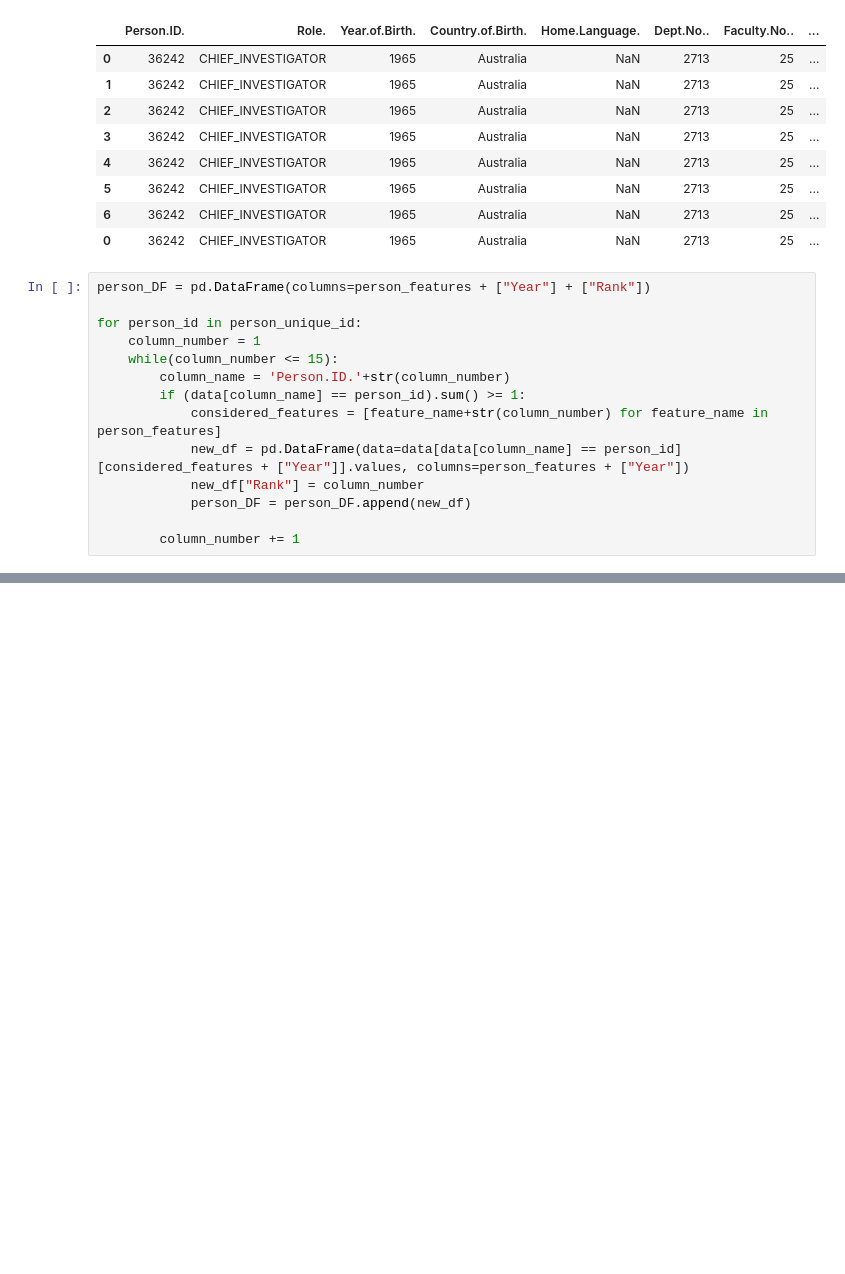
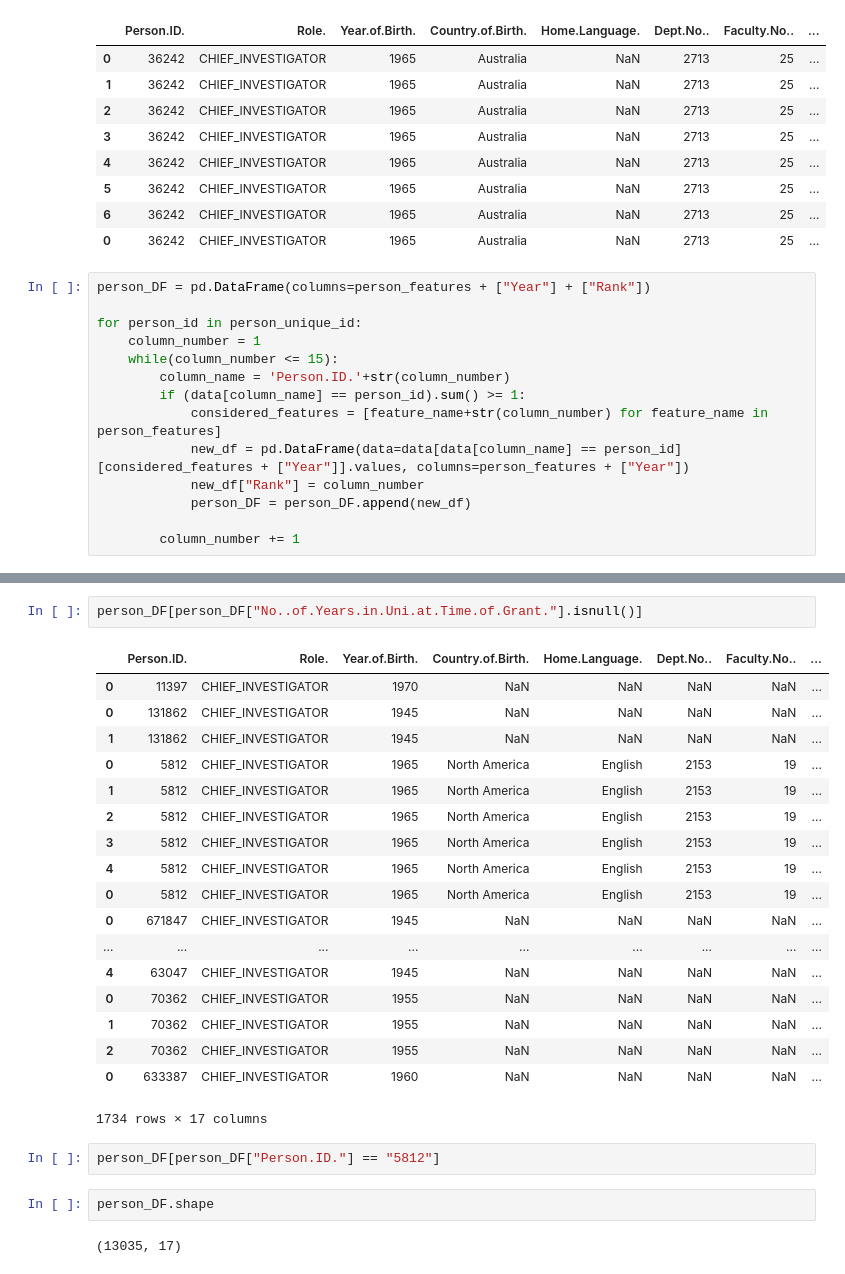
Before and after one commit to maximerihouey/grant_application, a Jupyter notebook: descriptive_analytics_maxime.ipynb, the cells around one changed output, grey strips where cells are left out. Cells and saved outputs as stored; diff of their text form; blank space fills up the shorter version.

```diff
--- a/descriptive_analytics_maxime.ipynb
+++ b/descriptive_analytics_maxime.ipynb
@@ -227,0 +239,27 @@ person_DF.head()
+# %%
+person_DF[person_DF["No..of.Years.in.Uni.at.Time.of.Grant."].isnull()]
+# %% [output]
+|  | Person.ID. | Role. | Year.of.Birth. | Country.of.Birth. | Home.Language. | Dept.No.. | Faculty.No.. | ... |
+| 0 | 11397 | CHIEF_INVESTIGATOR | 1970 | NaN | NaN | NaN | NaN | ... |
+| 0 | 131862 | CHIEF_INVESTIGATOR | 1945 | NaN | NaN | NaN | NaN | ... |
+| 1 | 131862 | CHIEF_INVESTIGATOR | 1945 | NaN | NaN | NaN | NaN | ... |
+| 0 | 5812 | CHIEF_INVESTIGATOR | 1965 | North America | English | 2153 | 19 | ... |
+| 1 | 5812 | CHIEF_INVESTIGATOR | 1965 | North America | English | 2153 | 19 | ... |
+| 2 | 5812 | CHIEF_INVESTIGATOR | 1965 | North America | English | 2153 | 19 | ... |
+| 3 | 5812 | CHIEF_INVESTIGATOR | 1965 | North America | English | 2153 | 19 | ... |
+| 4 | 5812 | CHIEF_INVESTIGATOR | 1965 | North America | English | 2153 | 19 | ... |
+| 0 | 5812 | CHIEF_INVESTIGATOR | 1965 | North America | English | 2153 | 19 | ... |
+| 0 | 671847 | CHIEF_INVESTIGATOR | 1945 | NaN | NaN | NaN | NaN | ... |
+| ... | ... | ... | ... | ... | ... | ... | ... | ... |
+| 4 | 63047 | CHIEF_INVESTIGATOR | 1945 | NaN | NaN | NaN | NaN | ... |
+| 0 | 70362 | CHIEF_INVESTIGATOR | 1955 | NaN | NaN | NaN | NaN | ... |
+| 1 | 70362 | CHIEF_INVESTIGATOR | 1955 | NaN | NaN | NaN | NaN | ... |
+| 2 | 70362 | CHIEF_INVESTIGATOR | 1955 | NaN | NaN | NaN | NaN | ... |
+| 0 | 633387 | CHIEF_INVESTIGATOR | 1960 | NaN | NaN | NaN | NaN | ... |
+1734 rows × 17 columns
+# %%
+person_DF[person_DF["Person.ID."] == "5812"]
+# %%
+person_DF.shape
+# %% [output]
+(13035, 17)
```
Also changed, not shown: parts of 6 cells of this notebook.
